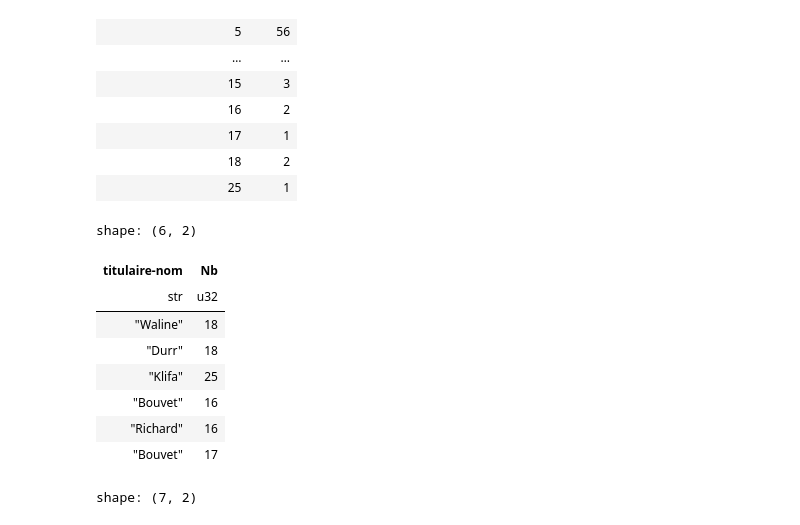
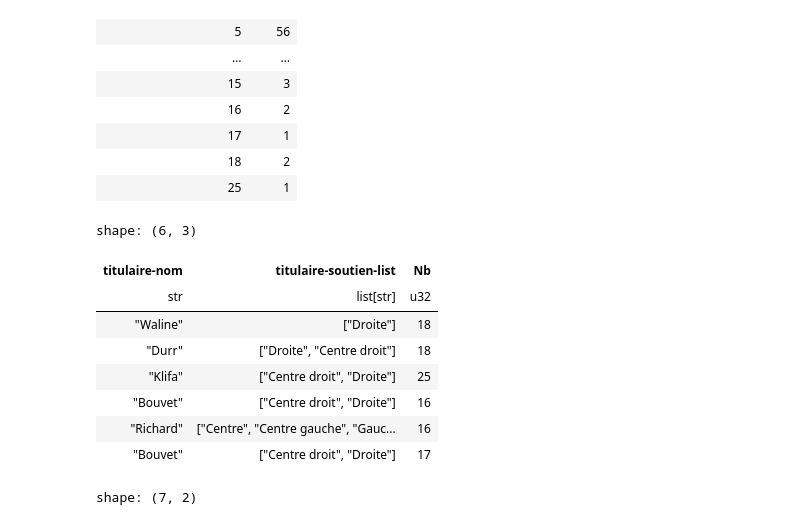
Before and after one commit to slithiaote/2026_NLP_project, a Jupyter notebook: Analysis.ipynb, the cells around one changed output. Saved outputs shown, nothing was run; the diff lists cells and outputs as text; code cells hidden in the pictures.

```diff
--- a/Analysis.ipynb
+++ b/Analysis.ipynb
@@ -132,18 +132,19 @@ shape: (18, 2)
 # %%
 df.select(
     pl.col("titulaire-nom"),
+    pl.col("titulaire-soutien-list"),
     pl.col("titulaire-nom-positions").list.len().alias("Nb")
 ).filter(pl.col("Nb") > 15)
 # %% [output]
-shape: (6, 2)
+shape: (6, 3)
-| titulaire-nom | Nb |
-| str | u32 |
-| "Waline" | 18 |
-| "Durr" | 18 |
-| "Klifa" | 25 |
-| "Bouvet" | 16 |
-| "Richard" | 16 |
-| "Bouvet" | 17 |
+| titulaire-nom | titulaire-soutien-list | Nb |
+| str | list[str] | u32 |
+| "Waline" | ["Droite"] | 18 |
+| "Durr" | ["Droite", "Centre droit"] | 18 |
+| "Klifa" | ["Centre droit", "Droite"] | 25 |
+| "Bouvet" | ["Centre droit", "Droite"] | 16 |
+| "Richard" | ["Centre", "Centre gauche", "Gauc... | 16 |
+| "Bouvet" | ["Centre droit", "Droite"] | 17 |
 # %%
 df.get_column("titulaire-nom-positions").list.len().describe(percentiles=0.9)
 # %% [output]
```
Also changed, not shown: parts of 6 cells of this notebook, 1 other file.
